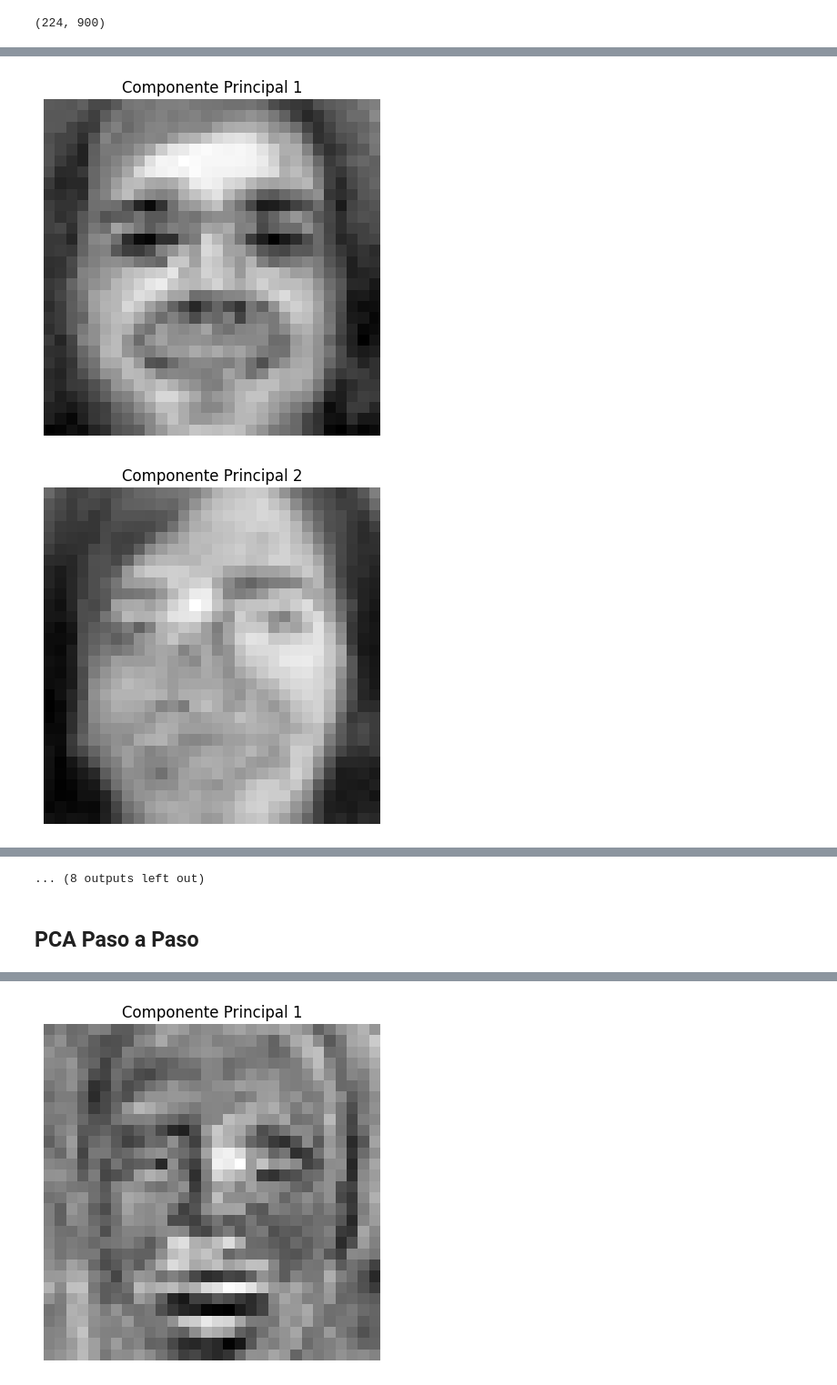
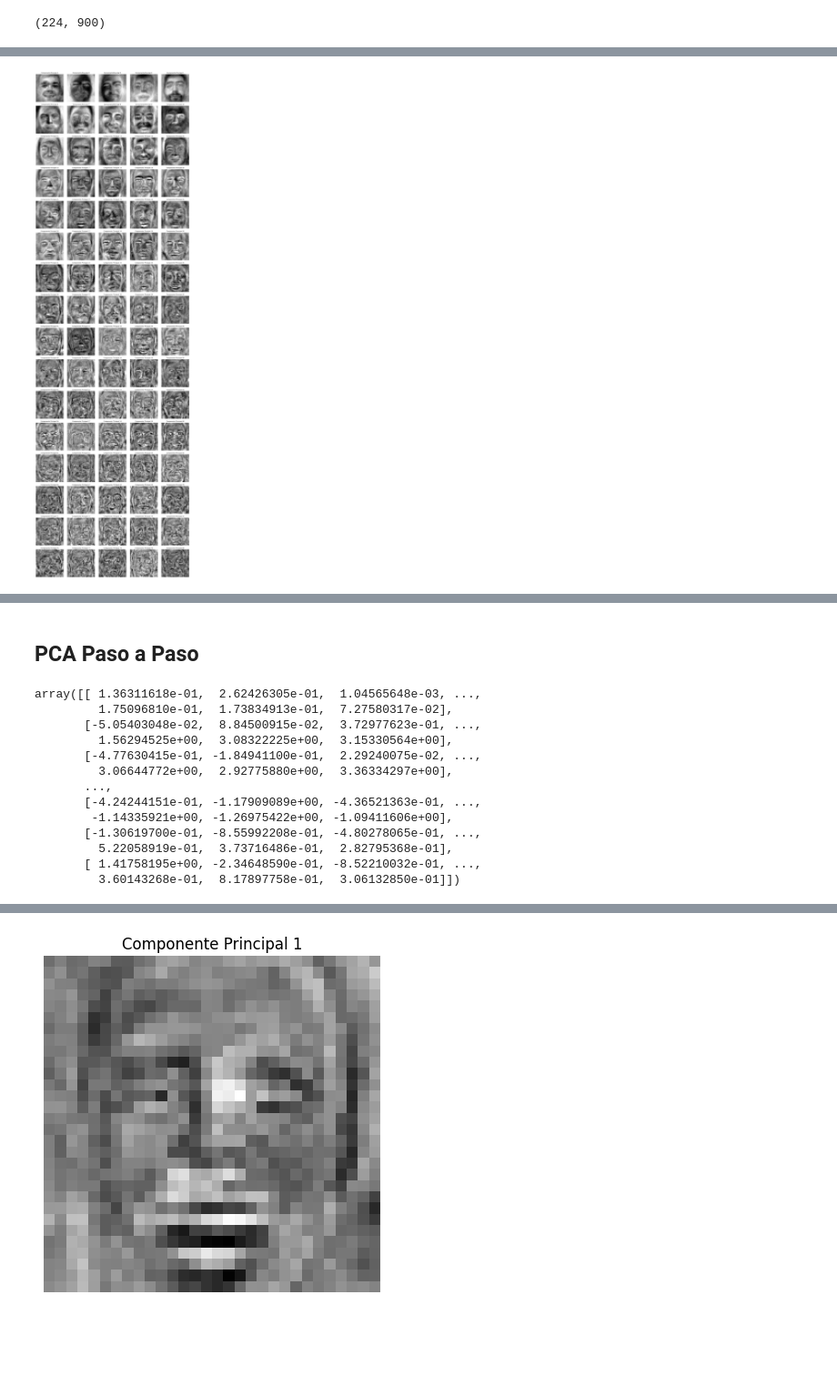
Before and after one commit to NoeSin/caras_grupo4, a Jupyter notebook: scripts/PCA-Caras.ipynb, the cells around one changed output, grey strips where cells are left out. Shown at 91% size. Cells and saved outputs as stored; diff of their text form; code cells hidden in the pictures; blank space fills up the shorter version.

```diff
--- a/scripts/PCA-Caras.ipynb
+++ b/scripts/PCA-Caras.ipynb
@@ -26,10 +26,9 @@ import matplotlib.pyplot as plt
 # %%
 #pip install Pillow
 # %%
-#root_path = "C:/MaestriaDocs/DMA/Nuestras Caras/"
-root_path = "C:/MaestriaDocs/DMA - Proyecto/caras_grupo4/"
-directorio_origen = root_path + "Nuestras Caras"
-#path="C:/Users/nsantesteban.avalian/Desktop/Nuestras Caras"
+#root_path = "C:/MaestriaDocs/DMA - Proyecto/caras_grupo4/"
+root_path = "../"
+directorio_origen = root_path + "Nuestras_Caras"
 destino = root_path + "Caras_cortadas"
 # %%
 from Funciones import nombres
@@ -82,13 +47,11 @@ import cv2
 import numpy as np
 from sklearn.decomposition import PCA
 # %%
-
 def lista_fotos_aplanadas(directorio, nombre_persona):
     images = []
     image_names = []
     image_person = []
     for file_name in os.listdir(directorio):
-        #for file_name in glob.glob(os.path.join(dir_path, "*.jpg")) :
 
         if file_name.lower().endswith(('.png', '.jpg', '.jpeg', '.bmp')):
             image_path = os.path.join(dir_path, file_name)
@@ -121,15 +84,8 @@ for root, dirs, files in os.walk(dir_name_recorte):
         for dir_name in dirs:
             print("Carpeta:", dir_name)
             dir_path = os.path.join(root, dir_name) #directorio  de la persona
-            #dir_destino_path = os.path.join(root, dir_name) #directorio  de la persona
-            """
-            imagenes, nombres_archivo, nombres_personas = lista_fotos_aplanadas(dir_path, dir_name)
-            images.append(imagenes)  # Aplanar la imagen y agregarla a la lista
-            image_names.append(nombres_archivo)
-            image_person.append(nombre_persona)
-            """
+
             for file_name in os.listdir(dir_path):
-                #for file_name in glob.glob(os.path.join(dir_path, "*.jpg")) :
 
                 if file_name.lower().endswith(('.png', '.jpg', '.jpeg', '.bmp')):
                     image_path = os.path.join(dir_path, file_name)
@@ -334,22 +254,34 @@ plt.show()
 # %%
 
 # observamos, imagenes armadas con los primeros 4 componentes principales
+componentes=80
+columnas=5
+filas = componentes//columnas
+fig, axs = plt.subplots(filas, columnas, figsize=(2.5*columnas, 2.5*filas))
 
-for i in range(20):
+for i in range(componentes):
     # Extrae la componente principal correspondiente
     #componente_principal = eigenvectors[:, indice_componente_principal]
-    indice_componente_principal = i
-    # Normaliza la componente principal para que sus valores estén en el rango [0, 255]
-    #componente_principal_normalizada = (componente_principal - componente_principal.min()) / (componente_principal.max() - componente_principal.min()) * 255
+    indice_componente_principal = i# Definir los números
+
+    # Obtener la parte entera de la división
+    parte_entera = (i // columnas)
+
+    # Obtener el resto de la división
+    resto = i % columnas
+
+    # Imprimir los resultados
     componente_principal_normalizada =  pca.components_.copy()[indice_componente_principal]
     # Convierte la componente principal normalizada en una matriz de la forma de una imagen (por ejemplo, 30x30 píxeles)
     imagen_componente_principal = componente_principal_normalizada.reshape((30, 30))
 
-    # Visualiza la imagen de la componente principal
-    plt.imshow(imagen_componente_principal, cmap='gray')
-    plt.title(f'Componente Principal {indice_componente_principal + 1}')
-    plt.axis('off')
-    plt.show()
+    axs[parte_entera, resto].imshow(imagen_componente_principal, cmap='gray')
+    axs[parte_entera, resto].set_xticks([])
+    axs[parte_entera, resto].set_yticks([])
+    axs[parte_entera, resto].set_title(f'Componente Principal {indice_componente_principal + 1}', fontsize=8)
+    axs[parte_entera, resto].axis('off')
+
+plt.tight_layout()
+plt.show()
 # %% [output]
-[figure, old version]
+[figure, new version]
-[figure, removed]
@@ -366,4 +288,3 @@ for i in range(20):
-... (8 outputs left out)
 # %% [markdown]
 ## PCA Paso a Paso
 # %%
@@ -384,0 +323,16 @@ new_faces_array_centered = imagenes_estandarizadas
+# %%
+new_faces_array_estandarizado
+# %% [output]
+array([[ 1.36311618e-01,  2.62426305e-01,  1.04565648e-03, ...,
+         1.75096810e-01,  1.73834913e-01,  7.27580317e-02],
+       [-5.05403048e-02,  8.84500915e-02,  3.72977623e-01, ...,
+         1.56294525e+00,  3.08322225e+00,  3.15330564e+00],
+       [-4.77630415e-01, -1.84941100e-01,  2.29240075e-02, ...,
+         3.06644772e+00,  2.92775880e+00,  3.36334297e+00],
+       ...,
+       [-4.24244151e-01, -1.17909089e+00, -4.36521363e-01, ...,
+        -1.14335921e+00, -1.26975422e+00, -1.09411606e+00],
+       [-1.30619700e-01, -8.55992208e-01, -4.80278065e-01, ...,
+         5.22058919e-01,  3.73716486e-01,  2.82795368e-01],
+       [ 1.41758195e+00, -2.34648590e-01, -8.52210032e-01, ...,
+         3.60143268e-01,  8.17897758e-01,  3.06132850e-01]])
```
Also changed, not shown: parts of 32 cells of this notebook, 4 other files.
